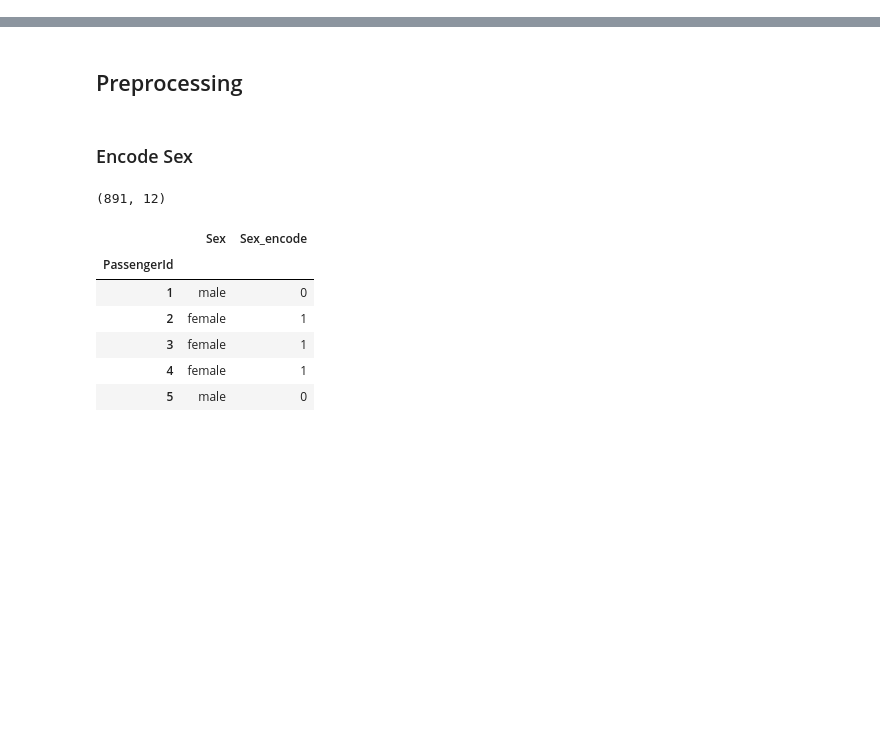
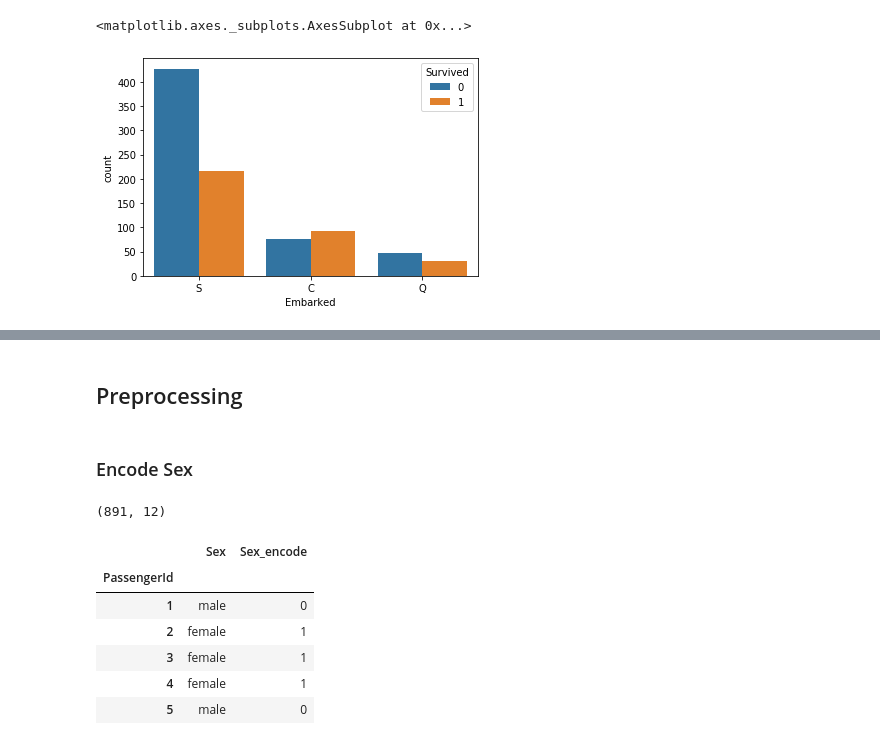
Before and after one commit to bwowby/DS, a Jupyter notebook: titanic_200513.ipynb, the cells around one changed output, grey strips where cells are left out. Saved outputs shown, nothing was run; the diff lists cells and outputs as text; code cells hidden in the pictures; blank space fills up the shorter version.

```diff
--- a/titanic_200513.ipynb
+++ b/titanic_200513.ipynb
@@ -32,0 +47,5 @@ test.head()
+# %%
+sns.countplot(data=train, x="Embarked", hue="Survived")
+# %% [output]
+<matplotlib.axes._subplots.AxesSubplot at 0x...>
+[figure, added]
```
Also changed, not shown: parts of 13 cells of this notebook.
